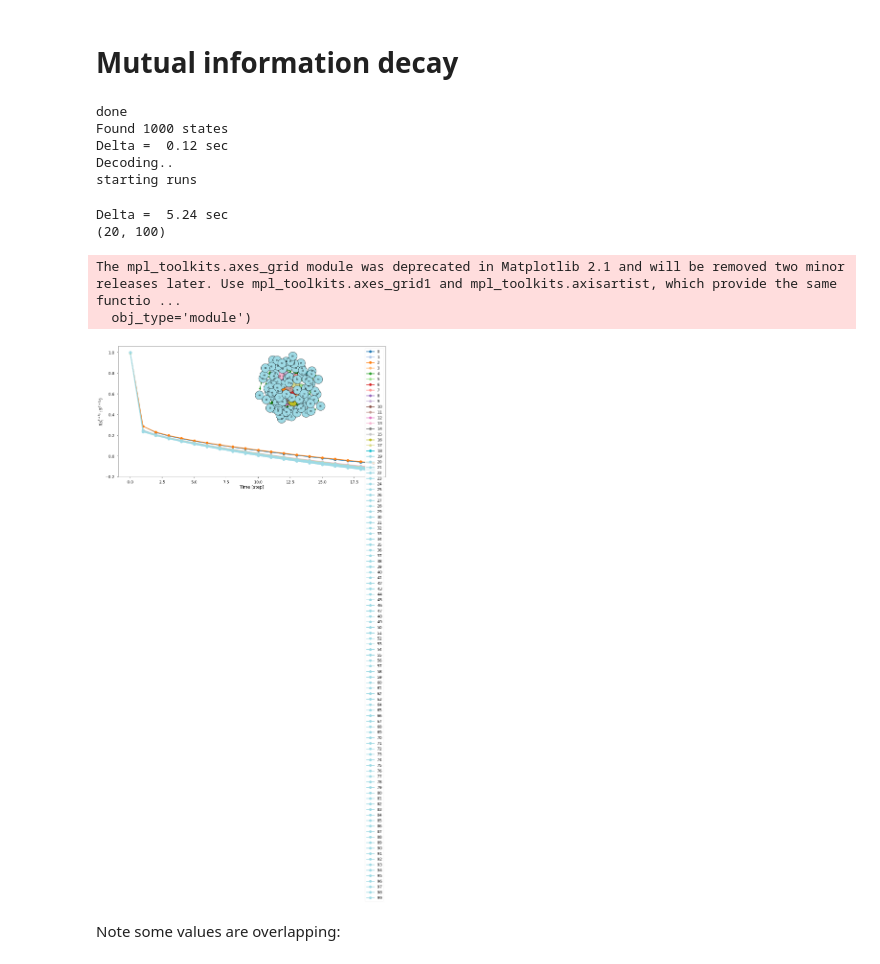
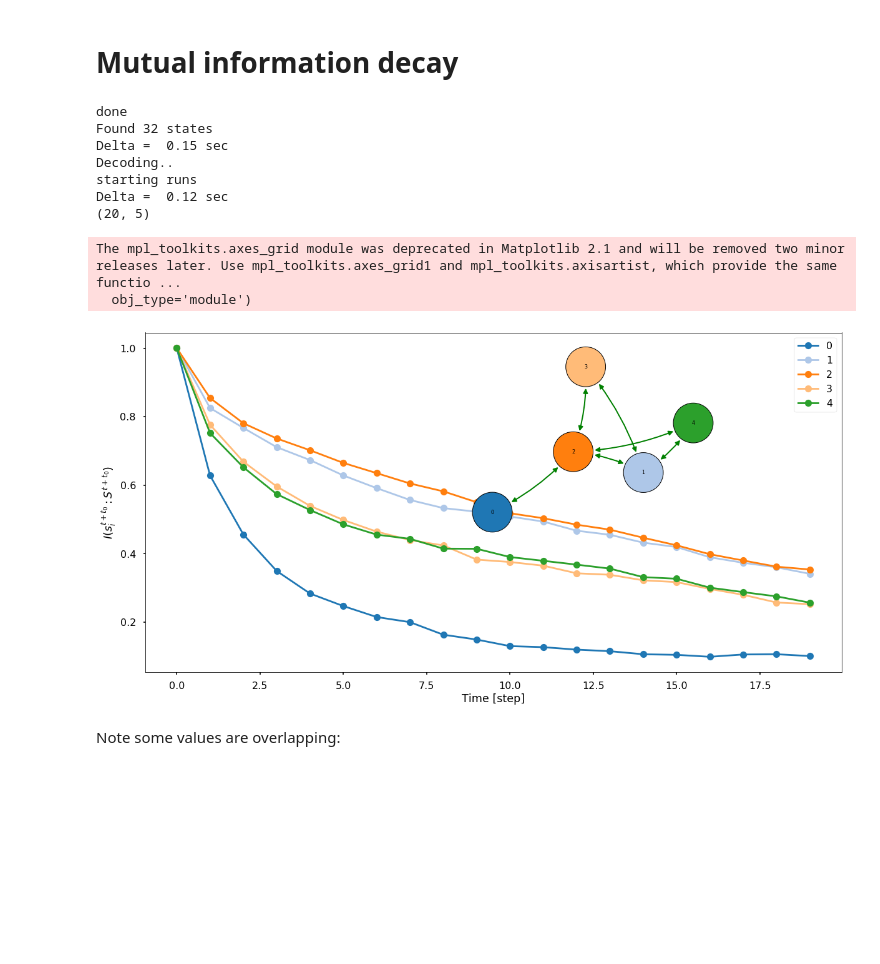
Before and after one commit to cvanelteren/information_impact, a Jupyter notebook: Advanced_example.ipynb, the cells around one changed output. Saved outputs shown, nothing was run; the diff lists cells and outputs as text; code cells hidden in the pictures; blank space fills up the shorter version.

Commit message:
updated prettyGraph, notebook experimentation; added MI KL notebook

```diff
--- a/Advanced_example.ipynb
+++ b/Advanced_example.ipynb
@@ -9,14 +9,15 @@ A study case would be the following graph:
 # %%
 import networkx as nx
 from Utils import plotting as plotz
-import matplotlib.pyplot as p, numpy as np
-p.style.use('seaborn-poster')
-graph = nx.path_graph(5)
+import matplotlib.pyplot as plt, numpy as np
+plt.style.use('seaborn-poster')
+# graph = nx.path_graph(5)
 # graph = nx.path_graph(5, nx.DiGraph()) # directed
 # graph.add_edges_from([(0,5), (5,6)])
-graph = nx.barabasi_albert_graph(100, 2)
+graph = nx.barabasi_albert_graph(5, 2)
+
 pos = {i: np.array(j) * .08 for i, j in nx.nx_agraph.graphviz_layout(graph, prog = 'neato').items()}
-fig, ax = p.subplots()
+fig, ax = plt.subplots()
 plotz.addGraphPretty(graph, ax = ax, positions = pos)
 ax.axis('off')
 fig.show()
@@ -136,47 +137,47 @@ else:
 print(mi.shape)
 # %% [output]
 done
-Found 1000 states
-Delta =  0.12 sec
+Found 32 states
+Delta =  0.15 sec
 Decoding..
 starting runs
+Delta =  0.12 sec
+(20, 5)
-Delta =  5.24 sec
-(20, 100)
 # %%
 %matplotlib inline
-fig, ax = p.subplots(figsize =(20, 10))
+fig, ax = plt.subplots(figsize =(20, 10))
 elements = []
 x = np.arange(mi.shape[0])
-colors = p.cm.tab20(np.arange(graph.number_of_nodes()))
+colors = plt.cm.tab20(np.arange(graph.number_of_nodes()))
 from mpl_toolkits.axes_grid.inset_locator import inset_axes
 
 inax = inset_axes(ax,
                     width  ="70%",
                     height ="60%",
                     loc    = 'upper right')
 plotz.addGraphPretty(graph, ax = inax, \
                      cmap = colors, mapping = model.mapping, \
                      positions = pos)
 
 inax.axis('off')
 for node, nodeidx in sorted(model.mapping.items(), key = lambda x: x[1]):
     ax.plot(x, mi[:, node], marker ='o', color = colors[nodeidx], label = node)
-    element = p.Line2D([0],[0], \
+    element = plt.Line2D([0],[0], \
                        color = colors[nodeidx], \
                        label = node, \
                        linestyle = 'none',\
                        marker = 'o')
 
     elements.append(element)
 ax.legend()
 ax.set(xlabel = 'Time [step]', \
        ylabel = '$I(s_i^{t + t_0} : S^{t + t_0})$',\
        )
 fig.show()
 # %% [output]
 The mpl_toolkits.axes_grid module was deprecated in Matplotlib 2.1 and will be removed two minor releases later. Use mpl_toolkits.axes_grid1 and mpl_toolkits.axisartist, which provide the same functio ...
   obj_type='module')
-[figure, old version]
+[figure, new version]
 # %% [markdown]
 Note some values are overlapping:
 # %%
```
Also changed, not shown: parts of 6 cells of this notebook, 2 other files.
